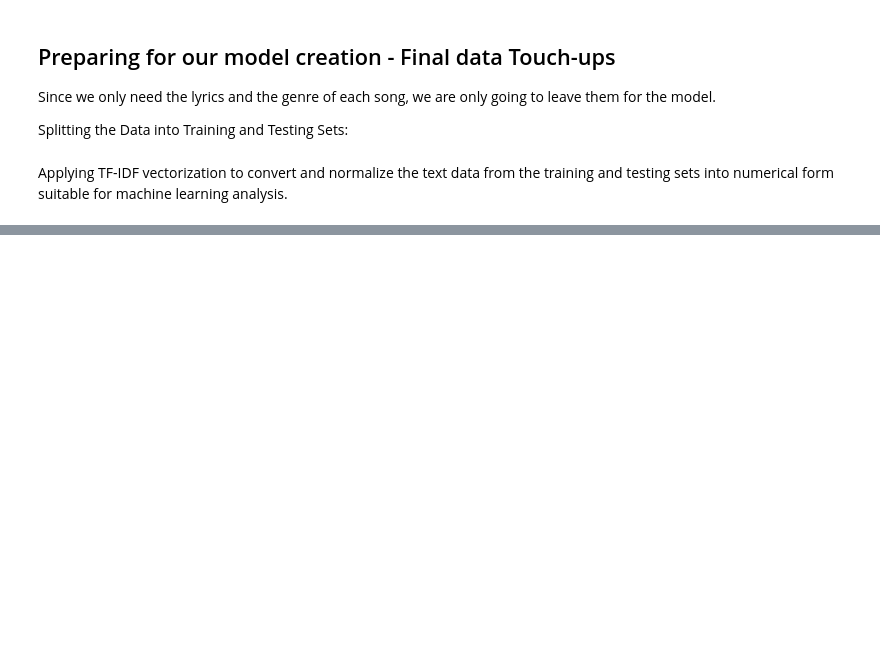
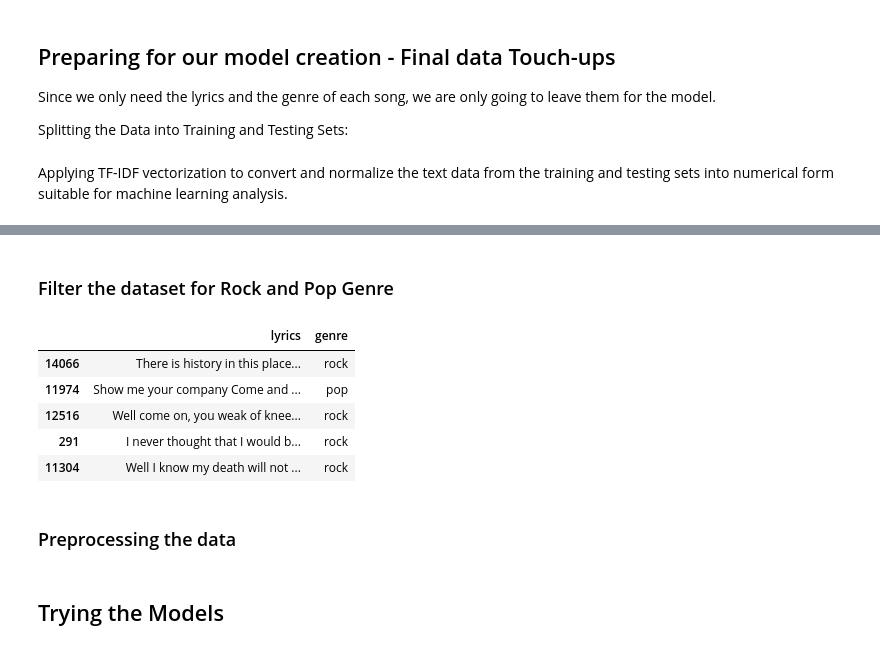
Before and after one commit to violeta-kastreva/predicting-music-genres, a Jupyter notebook: predicting-music-genres.ipynb, the cells around one changed output, grey strips where cells are left out. Cells and saved outputs as stored; diff of their text form; code cells hidden in the pictures; blank space fills up the shorter version.

```diff
--- a/predicting-music-genres.ipynb
+++ b/predicting-music-genres.ipynb
@@ -551,0 +633,23 @@ weighted avg       0.77      0.77      0.76      8009
+# %% [markdown]
+### Filter the dataset for Rock and Pop Genre
+# %%
+# Filter the dataset to include only rock and pop songs
+rock_pop_df = balanced_songs_df[balanced_songs_df['Single_Genre'].isin(['rock', 'pop'])]
+
+# Display a random sample with truncated lyrics and renamed columns
+sample_display = rock_pop_df.sample(5).copy()
+sample_display['lyrics'] = sample_display['Lyric'].apply(lambda x: x[:30] + '...')
+sample_display.rename(columns={'Single_Genre': 'genre'}, inplace=True)
+
+# Selecting only the 'lyrics' and 'genre' columns for display
+sample_display = sample_display[['lyrics', 'genre']]
+sample_display
+# %% [output]
+|  | lyrics | genre |
+| 14066 | There is history in this place... | rock |
+| 11974 | Show me your company Come and ... | pop |
+| 12516 | Well come on, you weak of knee... | rock |
+| 291 | I never thought that I would b... | rock |
+| 11304 | Well I know my death will not ... | rock |
+# %% [markdown]
+### Preprocessing the data
@@ -551,0 +671,2 @@ weighted avg       0.77      0.77      0.76      8009
+# %% [markdown]
+## Trying the Models
```
Also changed, not shown: parts of 27 cells of this notebook.
